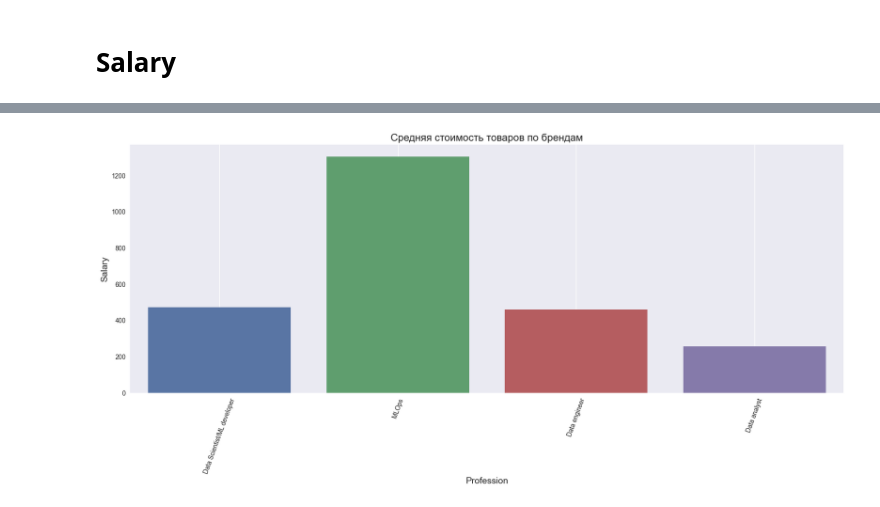
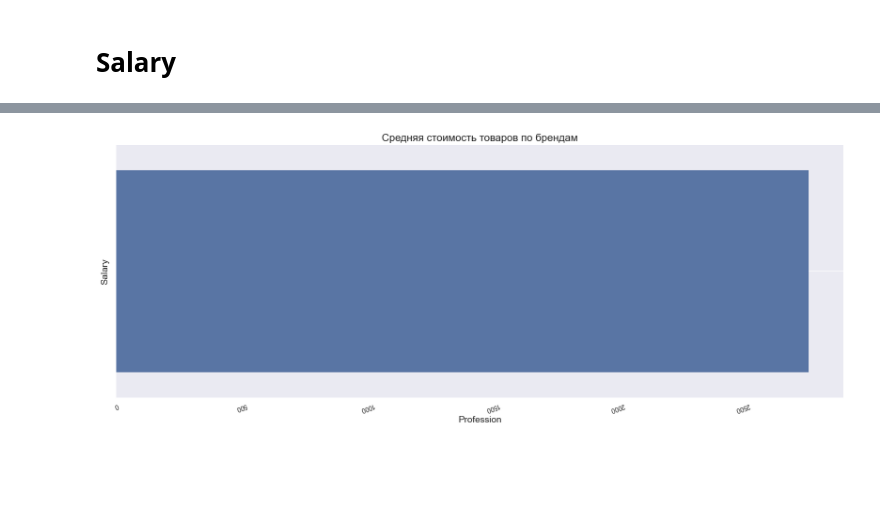
Before and after one commit to Lerrale/DE_vacancy_analysis, a Jupyter notebook: Job_Analysis_4_Analysis.ipynb, the cells around one changed output, grey strips where cells are left out. Saved outputs shown, nothing was run; the diff lists cells and outputs as text; code cells hidden in the pictures; blank space fills up the shorter version.

Commit message:
Added salary distribution histogram

```diff
--- a/Job_Analysis_4_Analysis.ipynb
+++ b/Job_Analysis_4_Analysis.ipynb
@@ -36 +38,3 @@ df.head(5)
+# %%
+df['salary_mean'] = (df.salary_from +df.salary_to)/2
 # %%
@@ -46,32 +64,32 @@ df_salary
 # %%
 fig, axes = plt.subplots(nrows=1, ncols=1, figsize=(20, 7))
 barplot1 = sns.barplot(
     data=df,
-    x='profession',
-    y='salary_to',
+    x='salary_mean',
+    hue='profession',
     orient='v',
     ci=None
 )
-barplot1.tick_params(axis='x', rotation=70);
+barplot1.tick_params(axis='x', rotation=200);
 barplot1.set_title('Средняя стоимость товаров по брендам', fontsize=16);
 barplot1.set_xlabel('Profession', fontsize=14);
 barplot1.set_ylabel('Salary', fontsize=14);
 barplot1.grid()
 
 #barplot2 = sns.barplot(
 #    data=amazon_data,
 #    x='brand_name',
 #    y='price',
 #    hue='product_category',
 #    orient='v',
 #    ax = axes[1],
 #    ci=None,
 #    dodge=False
 #)
 #barplot2.tick_params(axis='x', rotation=70);
 #barplot2.set_title('Средняя стоимость товаров по брендам и категориям', fontsize=16);
 #barplot2.set_xlabel('Название бренда', fontsize=14);
 #barplot2.set_ylabel('Средняя цена', fontsize=14);
 #barplot2.grid()
 # %% [output]
-[figure, old version]
+[figure, new version]
```
Also changed, not shown: parts of 8 cells of this notebook.
